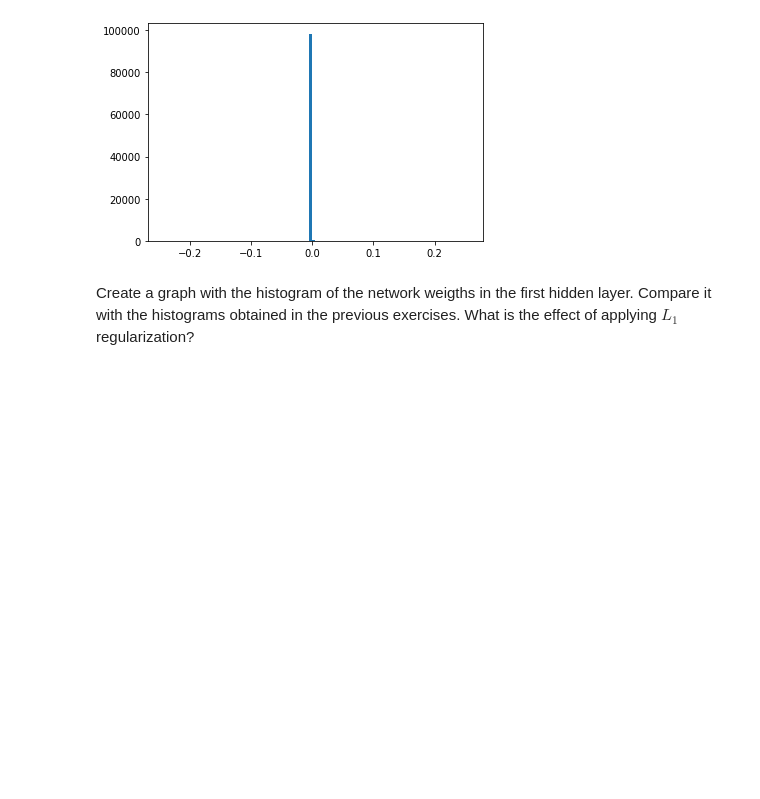
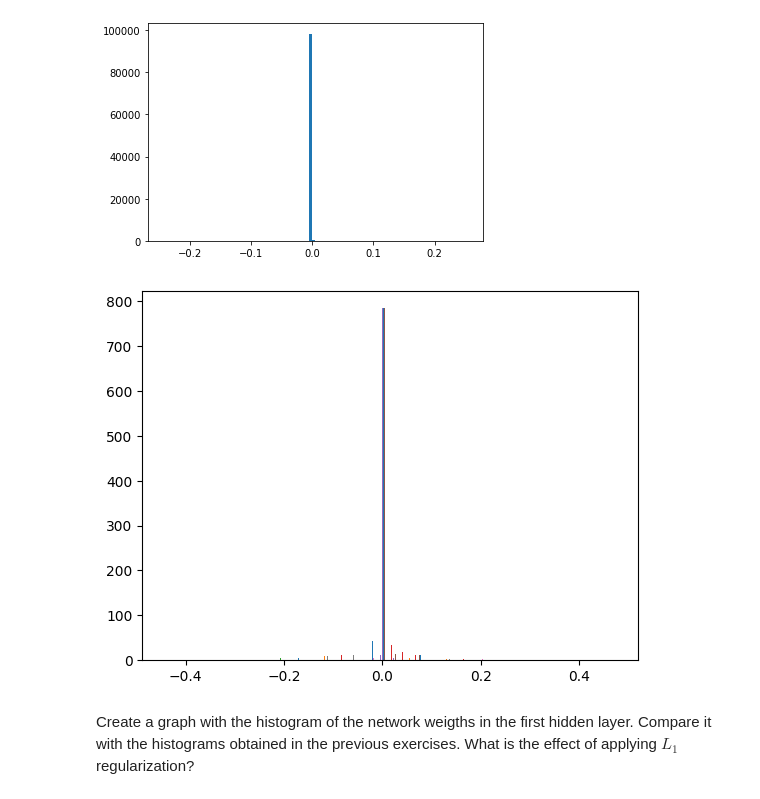
Before and after one commit to jadercaro/Curso-Deep-Learning-20242, a Jupyter notebook: U2_LAB_01_Customized_loss_functions_and_regularization.ipynb, the cells around one changed output. Cells and saved outputs as stored; diff of their text form; code cells hidden in the pictures; blank space fills up the shorter version.

```diff
--- a/U2_LAB_01_Customized_loss_functions_and_regularization.ipynb
+++ b/U2_LAB_01_Customized_loss_functions_and_regularization.ipynb
@@ -234,7 +270,14 @@ def get_L1L2_model(input_dim, nb_classes):
     from tensorflow.keras.models import Sequential
     from tensorflow.keras.layers import Dense
     from tensorflow.keras import regularizers
-    model = ...
+    regularizador = regularizers.L1L2(l1=0.0001, l2=0.0001)
+
+    model = Sequential()
+    model.add(Dense(128, activation='relu', input_dim=input_dim, kernel_regularizer=regularizador))
+    model.add(Dense(64, activation='relu', kernel_regularizer=regularizador))
+    model.add(Dense(32, activation='relu', kernel_regularizer=regularizador))
+    model.add(Dense(16, activation='relu', kernel_regularizer=regularizador))
+    model.add(Dense(nb_classes, activation='softmax'))
     return model
 # %%
 model = get_L1L2_model(784, 10)
@@ -255,7 +322,7 @@ from tensorflow.keras import optimizers
 model = get_L1L2_model(784, 10)
 
 # or instantiate an optimizer before passing it to model.compile
-sgd = optimizers.SGD(lr=0.01, decay=1e-6, momentum=0.9, nesterov=True)
+sgd = optimizers.SGD(learning_rate=0.01, decay=1e-6, momentum=0.9, nesterov=True)
 model.compile(loss='categorical_crossentropy', optimizer=sgd)
 model.fit(X_trainN[:500,:], y_trainOHE[:500,:], epochs=1000, batch_size=16, validation_split=0, verbose=0)
 
@@ -274,7 +343,10 @@ Image("local/imgs/L21W3.png")
 # %% [output]
 [figure]
 # %%
-plt.hist(..., bins=100)
+plt.hist(model.layers[0].get_weights()[0], bins=100)
+plt.show()
+# %% [output]
+[figure, added]
 # %% [markdown]
 Create a graph with the histogram of the network weigths in the first hidden layer. Compare it with the histograms obtained in the previous exercises. What is the effect of applying $L_1$ regularization?
 # %% [markdown]
```
Also changed, not shown: parts of 17 cells of this notebook.
